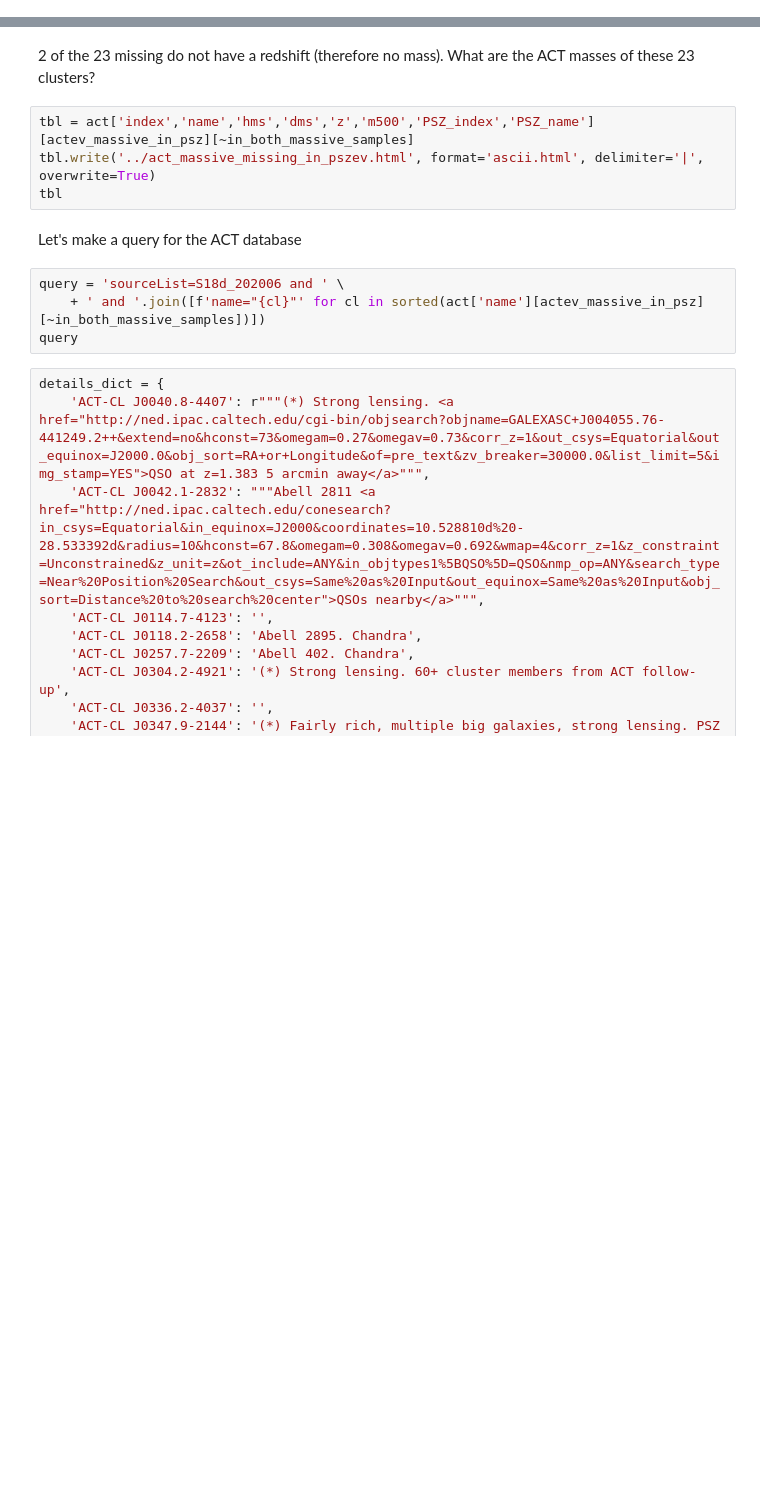
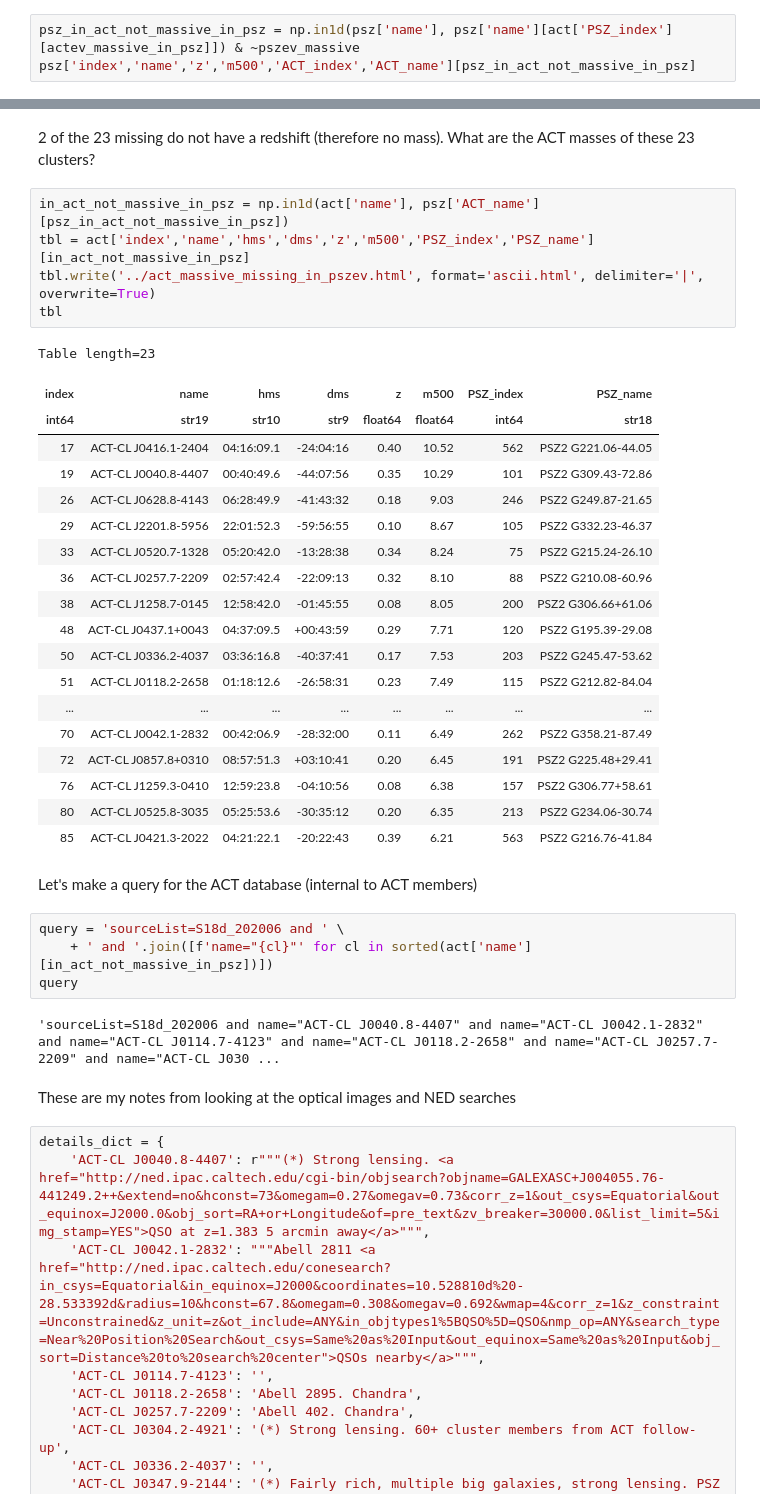
Before and after one commit to 4MOST-CHANCES/cluster-catalogues, a Jupyter notebook: make_actpol_sample.ipynb, the cells around one changed output, grey strips where cells are left out. Drawn from its saved outputs; the diff is of its cells as text; blank space fills up the shorter version.

Commit message:
PSZ+ACT evolution sample

```diff
--- a/make_actpol_sample.ipynb
+++ b/make_actpol_sample.ipynb
@@ -463,0 +579,3 @@ psz['index','name','hms','dms','z','m500','ACT_index','ACT_name'][act['PSZ_index
+# %%
+psz_in_act_not_massive_in_psz = np.in1d(psz['name'], psz['name'][act['PSZ_index'][actev_massive_in_psz]]) & ~pszev_massive
+psz['index','name','z','m500','ACT_index','ACT_name'][psz_in_act_not_massive_in_psz]
@@ -464,15 +602,40 @@ psz['index','name','hms','dms','z','m500','ACT_index','ACT_name'][act['PSZ_index
 # %% [markdown]
 2 of the 23 missing do not have a redshift (therefore no mass). What are the ACT masses of these 23 clusters?
 # %%
-tbl = act['index','name','hms','dms','z','m500','PSZ_index','PSZ_name'][actev_massive_in_psz][~in_both_massive_samples]
+in_act_not_massive_in_psz = np.in1d(act['name'], psz['ACT_name'][psz_in_act_not_massive_in_psz])
+tbl = act['index','name','hms','dms','z','m500','PSZ_index','PSZ_name'][in_act_not_massive_in_psz]
 tbl.write('../act_massive_missing_in_pszev.html', format='ascii.html', delimiter='|', overwrite=True)
 tbl
+# %% [output]
+Table length=23
+| index | name | hms | dms | z | m500 | PSZ_index | PSZ_name |
+| int64 | str19 | str10 | str9 | float64 | float64 | int64 | str18 |
+| 17 | ACT-CL J0416.1-2404 | 04:16:09.1 | -24:04:16 | 0.40 | 10.52 | 562 | PSZ2 G221.06-44.05 |
+| 19 | ACT-CL J0040.8-4407 | 00:40:49.6 | -44:07:56 | 0.35 | 10.29 | 101 | PSZ2 G309.43-72.86 |
+| 26 | ACT-CL J0628.8-4143 | 06:28:49.9 | -41:43:32 | 0.18 | 9.03 | 246 | PSZ2 G249.87-21.65 |
+| 29 | ACT-CL J2201.8-5956 | 22:01:52.3 | -59:56:55 | 0.10 | 8.67 | 105 | PSZ2 G332.23-46.37 |
+| 33 | ACT-CL J0520.7-1328 | 05:20:42.0 | -13:28:38 | 0.34 | 8.24 | 75 | PSZ2 G215.24-26.10 |
+| 36 | ACT-CL J0257.7-2209 | 02:57:42.4 | -22:09:13 | 0.32 | 8.10 | 88 | PSZ2 G210.08-60.96 |
+| 38 | ACT-CL J1258.7-0145 | 12:58:42.0 | -01:45:55 | 0.08 | 8.05 | 200 | PSZ2 G306.66+61.06 |
+| 48 | ACT-CL J0437.1+0043 | 04:37:09.5 | +00:43:59 | 0.29 | 7.71 | 120 | PSZ2 G195.39-29.08 |
+| 50 | ACT-CL J0336.2-4037 | 03:36:16.8 | -40:37:41 | 0.17 | 7.53 | 203 | PSZ2 G245.47-53.62 |
+| 51 | ACT-CL J0118.2-2658 | 01:18:12.6 | -26:58:31 | 0.23 | 7.49 | 115 | PSZ2 G212.82-84.04 |
+| ... | ... | ... | ... | ... | ... | ... | ... |
+| 70 | ACT-CL J0042.1-2832 | 00:42:06.9 | -28:32:00 | 0.11 | 6.49 | 262 | PSZ2 G358.21-87.49 |
+| 72 | ACT-CL J0857.8+0310 | 08:57:51.3 | +03:10:41 | 0.20 | 6.45 | 191 | PSZ2 G225.48+29.41 |
+| 76 | ACT-CL J1259.3-0410 | 12:59:23.8 | -04:10:56 | 0.08 | 6.38 | 157 | PSZ2 G306.77+58.61 |
+| 80 | ACT-CL J0525.8-3035 | 05:25:53.6 | -30:35:12 | 0.20 | 6.35 | 213 | PSZ2 G234.06-30.74 |
+| 85 | ACT-CL J0421.3-2022 | 04:21:22.1 | -20:22:43 | 0.39 | 6.21 | 563 | PSZ2 G216.76-41.84 |
 # %% [markdown]
-Let's make a query for the ACT database
+Let's make a query for the ACT database (internal to ACT members)
 # %%
 query = 'sourceList=S18d_202006 and ' \
-    + ' and '.join([f'name="{cl}"' for cl in sorted(act['name'][actev_massive_in_psz][~in_both_massive_samples])])
+    + ' and '.join([f'name="{cl}"' for cl in sorted(act['name'][in_act_not_massive_in_psz])])
 query
+# %% [output]
+'sourceList=S18d_202006 and name="ACT-CL J0040.8-4407" and name="ACT-CL J0042.1-2832" and name="ACT-CL J0114.7-4123" and name="ACT-CL J0118.2-2658" and name="ACT-CL J0257.7-2209" and name="ACT-CL J030 ...
+# %% [markdown]
+These are my notes from looking at the optical images and NED searches
 # %%
 details_dict = {
     'ACT-CL J0040.8-4407': r"""(*) Strong lensing. <a href="http://ned.ipac.caltech.edu/cgi-bin/objsearch?objname=GALEXASC+J004055.76-441249.2++&extend=no&hconst=73&omegam=0.27&omegav=0.73&corr_z=1&out_csys=Equatorial&out_equinox=J2000.0&obj_sort=RA+or+Longitude&of=pre_text&zv_breaker=30000.0&list_limit=5&img_stamp=YES">QSO at z=1.383 5 arcmin away</a>""",
```
Also changed, not shown: parts of 62 cells of this notebook, 5 other files.
